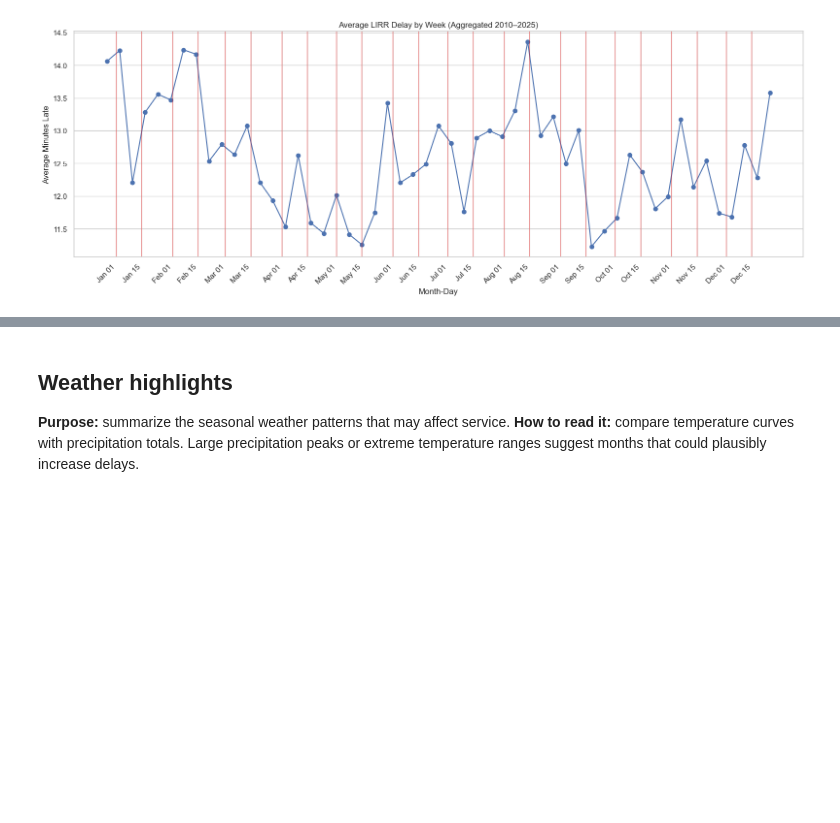
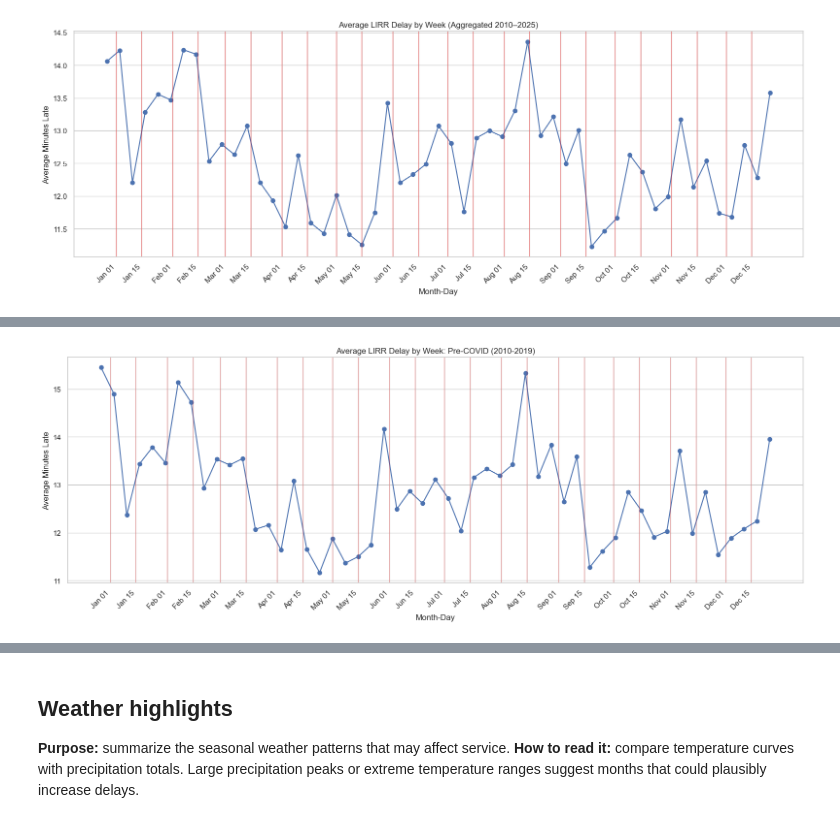
Before and after one commit to WSU-CS6580-Spring2026/Team-Hill-And-Friend, a Jupyter notebook: notebooks/EDA.ipynb, the cells around one changed output, grey strips where cells are left out. Drawn from its saved outputs; the diff is of its cells as text; code cells hidden in the pictures; blank space fills up the shorter version.

Commit message:
Added covid years, looked at outlier in minutes late, tried rerunning corr and reg plots

```diff
--- a/notebooks/EDA.ipynb
+++ b/notebooks/EDA.ipynb
@@ -413,0 +416,81 @@ plt.show()
+# %%
+# Split into periods
+pre_covid = lirr_df[(lirr_df['date'].dt.year >= 2010) & (lirr_df['date'].dt.year <= 2019)]
+covid = lirr_df[(lirr_df['date'].dt.year >= 2020) & (lirr_df['date'].dt.year <= 2022)]
+post_covid = lirr_df[(lirr_df['date'].dt.year >= 2023) & (lirr_df['date'].dt.year <= 2025)]
+
+# Function to compute weekly averages
+def weekly_avg_delays(df):
+    df = df.copy()
+    df['week_start'] = df['date'].apply(
+        lambda d: pd.Timestamp(year=2000, month=d.month, day=d.day)
+    ).dt.to_period('W').apply(lambda p: p.start_time)
+
+    weekly_avg = df.groupby('week_start').agg(avg_delay=('Minutes Late', 'mean')).reset_index()
+    return weekly_avg
+
+# Compute weekly averages
+pre_avg = weekly_avg_delays(pre_covid)
+covid_avg = weekly_avg_delays(covid)
+post_avg = weekly_avg_delays(post_covid)
+
+# Create 1st and 15th of each month for markers
+firsts = pd.date_range('2000-01-01', '2000-12-01', freq='MS')
+fifteenths = firsts + pd.Timedelta(days=14)
+marker_dates = firsts.union(fifteenths)
+
+# Plot Pre-COVID
+fig, ax = plt.subplots(figsize=(16,6))
+ax.plot(pre_avg['week_start'], pre_avg['avg_delay'], marker='o', label='Pre-COVID (2010-2019)')
+for dt in marker_dates:
+    ax.axvline(dt, color='red', alpha=0.2)
+ax.set_title('Average LIRR Delay by Week: Pre-COVID (2010-2019)')
+ax.set_xlabel('Month-Day')
+ax.set_ylabel('Average Minutes Late')
+ax.set_xticks(marker_dates)
+ax.set_xticklabels([dt.strftime('%b %d') for dt in marker_dates], rotation=45, ha='right')
+plt.tight_layout()
+plt.show()
+
+# Plot COVID
+fig, ax = plt.subplots(figsize=(16,6))
+ax.plot(covid_avg['week_start'], covid_avg['avg_delay'], marker='o', label='COVID (2020-2022)', color='orange')
+for dt in marker_dates:
+    ax.axvline(dt, color='red', alpha=0.2)
+ax.set_title('Average LIRR Delay by Week: COVID (2020-2022)')
+ax.set_xlabel('Month-Day')
+ax.set_ylabel('Average Minutes Late')
+ax.set_xticks(marker_dates)
+ax.set_xticklabels([dt.strftime('%b %d') for dt in marker_dates], rotation=45, ha='right')
+plt.tight_layout()
+plt.show()
+
+# Plot Post-COVID
+fig, ax = plt.subplots(figsize=(16,6))
+ax.plot(post_avg['week_start'], post_avg['avg_delay'], marker='o', label='Post-COVID (2023-2025)', color='green')
+for dt in marker_dates:
+    ax.axvline(dt, color='red', alpha=0.2)
+ax.set_title('Average LIRR Delay by Week: Post-COVID (2023-2025)')
+ax.set_xlabel('Month-Day')
+ax.set_ylabel('Average Minutes Late')
+ax.set_xticks(marker_dates)
+ax.set_xticklabels([dt.strftime('%b %d') for dt in marker_dates], rotation=45, ha='right')
+plt.tight_layout()
+plt.show()
+
+# Overall average delay comparison
+avg_delays = [
+    pre_covid['Minutes Late'].mean(),
+    covid['Minutes Late'].mean(),
+    post_covid['Minutes Late'].mean()
+]
+periods = ['Pre-COVID (2010-2019)', 'COVID (2020-2022)', 'Post-COVID (2023-2025)']
+
+fig, ax = plt.subplots(figsize=(10,6))
+ax.bar(periods, avg_delays, color=['blue', 'orange', 'green'])
+ax.set_ylabel('Average Minutes Late')
+ax.set_title('Average LIRR Delay by Period')
+plt.tight_layout()
+plt.show()
+# %% [output]
+[figure, added]
```
Also changed, not shown: parts of 11 cells of this notebook.
